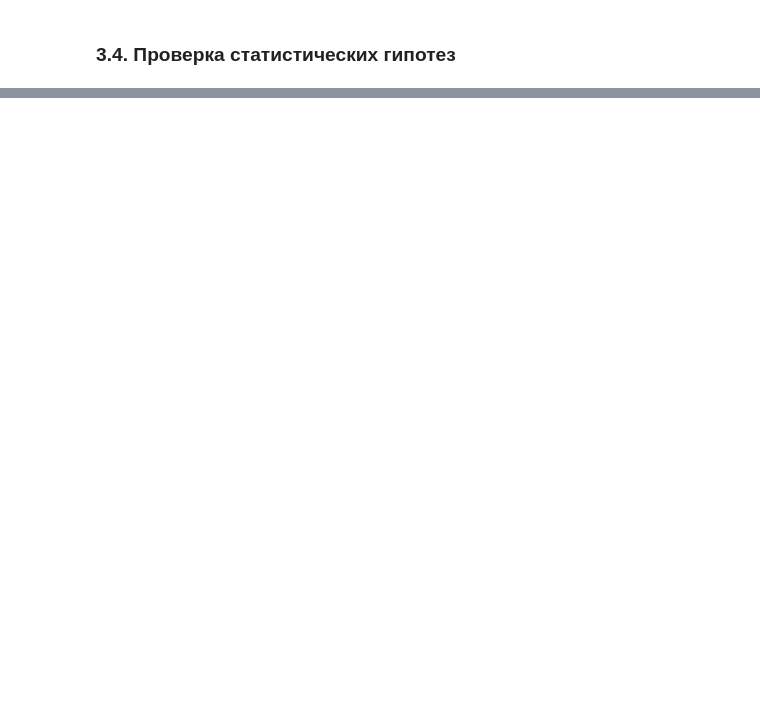
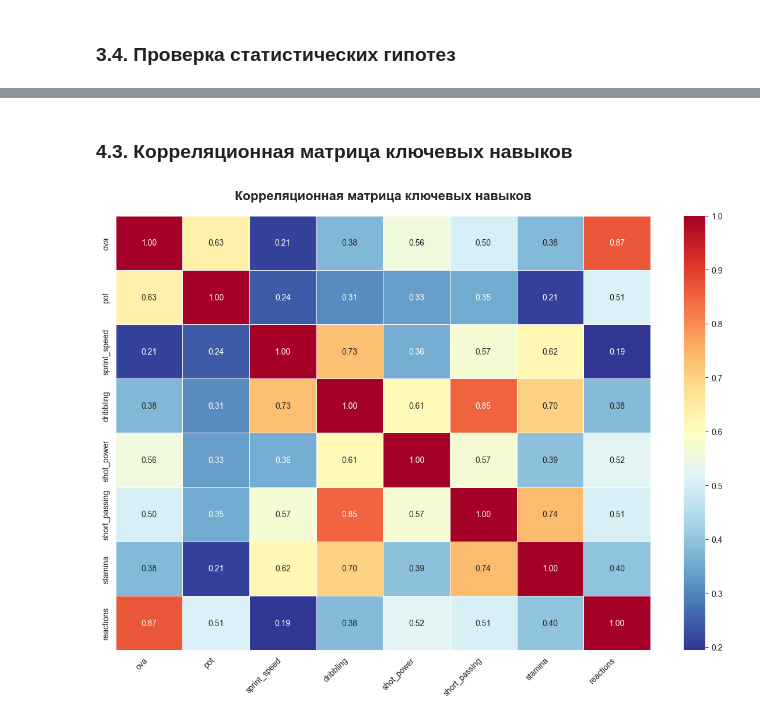
Before and after one commit to humam11/fifa_data_cleaning, a Jupyter notebook: notebook.ipynb, the cells around one changed output, grey strips where cells are left out. Drawn from its saved outputs; the diff is of its cells as text; code cells hidden in the pictures; blank space fills up the shorter version.

```diff
--- a/notebook.ipynb
+++ b/notebook.ipynb
@@ -322,0 +363,17 @@ if df is not None:
+# %% [markdown]
+### 4.3. Корреляционная матрица ключевых навыков
+# %%
+if df is not None:
+    key_skills = ['ova', 'pot', 'sprint_speed', 'dribbling', 'shot_power', 'short_passing', 'stamina', 'reactions']
+    key_skills = [col for col in key_skills if col in df.columns]
+    correlation_matrix = df[key_skills].corr()
+
+    plt.figure(figsize=(12, 9))
+    sns.heatmap(correlation_matrix, annot=True, cmap='RdYlBu_r', fmt='.2f', linewidths=.5)
+    plt.title('Корреляционная матрица ключевых навыков', fontsize=16, fontweight='bold', pad=20)
+    plt.xticks(rotation=45, ha='right')
+    plt.tight_layout()
+    plt.savefig('correlation_heatmap.png', dpi=300)
+    plt.show()
+# %% [output]
+[figure, added]
```
Also changed, not shown: parts of 36 cells of this notebook, 8 other files.
